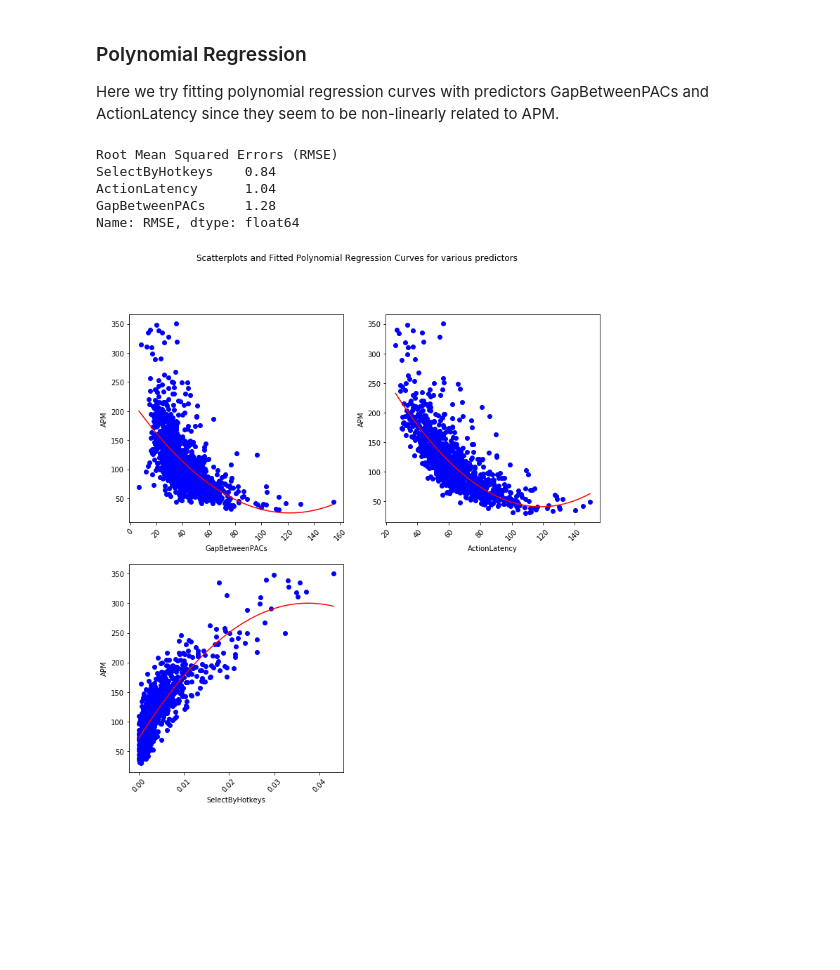
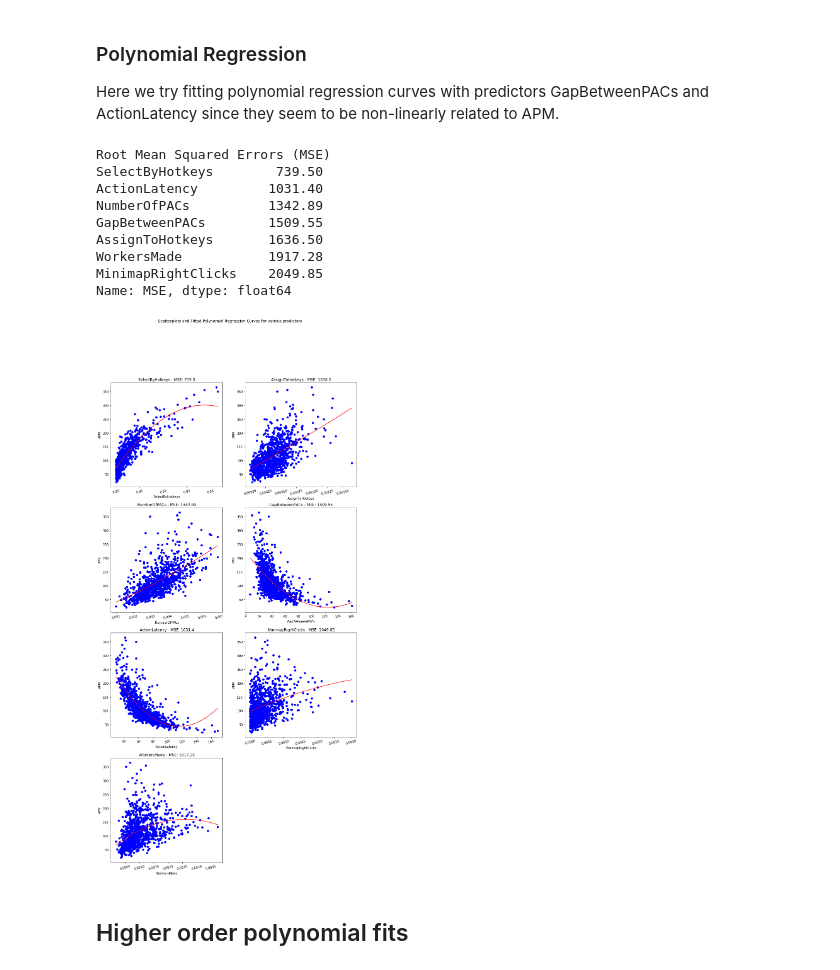
Before and after one commit to GreenSnabl/robotics_ml, a Jupyter notebook: ml_course_en/assignments/Assignment 02a_Linear_regression_regul_poly.ipynb, the cells around one changed output. Drawn from its saved outputs; the diff is of its cells as text; code cells hidden in the pictures; blank space fills up the shorter version.

```diff
--- a/ml_course_en/assignments/Assignment 02a_Linear_regression_regul_poly.ipynb
+++ b/ml_course_en/assignments/Assignment 02a_Linear_regression_regul_poly.ipynb
@@ -157,17 +155,17 @@ plt.show()
 *  Judging by the pairplot, SelectByHotkeys and NumberOfPACs seem to be linearly correlated with APM.
 *  ActionLatency seems to be non-linearly related to APM. This might be a good variable to use for the polynomial regression
 # %%
-error = {}
+errors = {}
 coef = {}
 intercept = {}
 
 for predictor in predictors:
     fit_lin = LinearRegression().fit(train[[predictor]], train["APM"])
     pred = fit_lin.predict(test[[predictor]])
-    error[predictor] = np.sqrt(np.square(test["APM"] - pred).sum()) / len(test["APM"])
+    errors[predictor] = np.square(test["APM"] - pred).sum() / len(test["APM"])
     coef[predictor] = fit_lin.coef_[0]
     intercept[predictor] = fit_lin.intercept_
-    error = pd.Series(error, name="RMSE").sort_values().round(3)
-print("Root Mean Squared Errors (RMSE)")
-print(error)
+    errors = pd.Series(error, name="RMSE").sort_values().round(3)
+print("Mean Squared Errors (MSE)")
+print(errors)
 # %% [output]
@@ -188,6 +186,7 @@ for i, predictor in enumerate(predictors):
     ax = fig.add_subplot(rows, 3, i+1)
     ax.set_xlabel(predictor)
     ax.set_ylabel("APM")
+    ax.set_title("{} - MSE: {}".format(predictor, errors[predictor]))
     x = np.linspace(min(test[predictor]), max(test[predictor]), 100)
     ax.plot(test[predictor], test["APM"], 'bo')
     ax.plot(x, coef[predictor] * x + intercept[predictor], 'r-')
@@ -209,6 +208,7 @@ intercepts = {}
 errors = {}
 
 poly_predictors = ["GapBetweenPACs", "ActionLatency", "SelectByHotkeys"]
+poly_predictors = predictors
 for predictor in poly_predictors:
     X_train, X_test = create_polynomial_features(predictor, 2)
     fit = LinearRegression().fit(X_train, train["APM"])
@@ -216,30 +216,38 @@ for predictor in poly_predictors:
 
     coefficients[predictor] = fit.coef_
     intercepts[predictor] = fit.intercept_
-    errors[predictor] = np.sqrt(np.square(test["APM"] - pred).sum()) / len(test["APM"])
+    errors[predictor] = -np.mean(cross_val_score(fit, test_X[[predictor]], test_y,
+                             scoring="neg_mean_squared_error", cv=10))
 
-errors = pd.Series(errors, name="RMSE").sort_values().round(2)
-print("Root Mean Squared Errors (RMSE)")
+errors = pd.Series(errors, name="MSE").sort_values().round(2)
+print("Root Mean Squared Errors (MSE)")
 print(errors)
 # %% [output]
-Root Mean Squared Errors (RMSE)
-SelectByHotkeys    0.84
-ActionLatency      1.04
-GapBetweenPACs     1.28
-Name: RMSE, dtype: float64
+Root Mean Squared Errors (MSE)
+SelectByHotkeys        739.50
+ActionLatency         1031.40
+NumberOfPACs          1342.89
+GapBetweenPACs        1509.55
+AssignToHotkeys       1636.50
+WorkersMade           1917.28
+MinimapRightClicks    2049.85
+Name: MSE, dtype: float64
 # %%
 rows = np.ceil(len(poly_predictors) / 2)
-fig = plt.figure(figsize=(12,12))
+fig = plt.figure(figsize=(14,28))
 fig.suptitle("Scatterplots and Fitted Polynomial Regression Curves for various predictors")
 for i, predictor in enumerate(poly_predictors):
     ax = fig.add_subplot(rows, 2, i+1)
     ax.set_xlabel(predictor)
     ax.set_ylabel("APM")
+    ax.set_title("{} - MSE: {}".format(predictor, errors[predictor]))
     x = np.linspace(min(test[predictor]), max(test[predictor]), 100)
     coefs = coefficients[predictor]
     ys = intercepts[predictor] + coefs[1] * x + coefs[2] * x**2
     ax.plot(test[predictor], test["APM"], 'bo')
     ax.plot(x, ys , 'r-')
-    ax.tick_params(axis="x", labelrotation=45)
+    ax.tick_params(axis="x", labelrotation=15, )
 # %% [output]
-[figure, old version]
+[figure, new version]
+# %% [markdown]
+## Higher order polynomial fits
```
Also changed, not shown: parts of 20 cells of this notebook, 10 other files.
